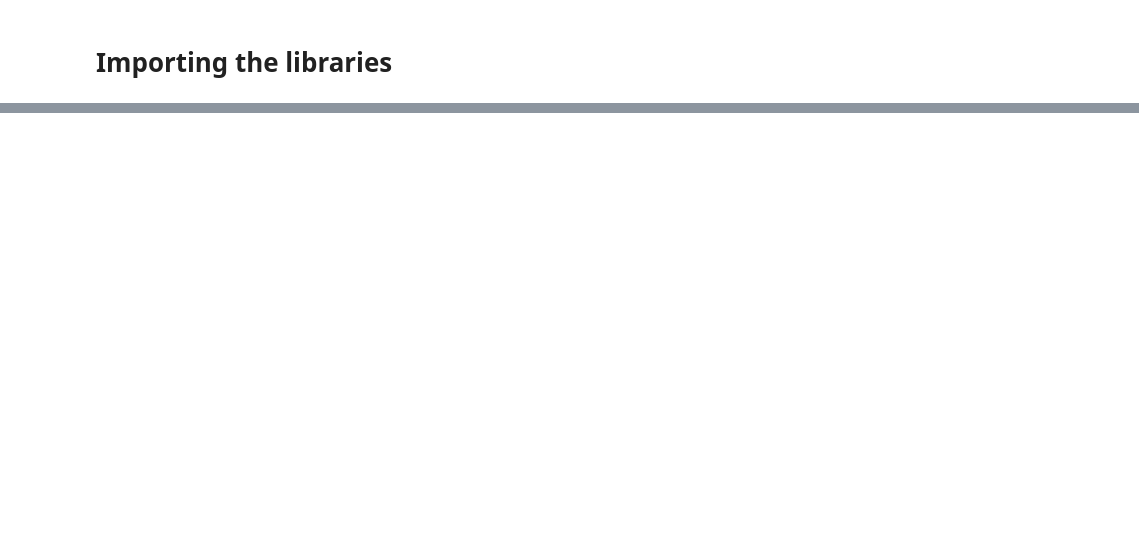
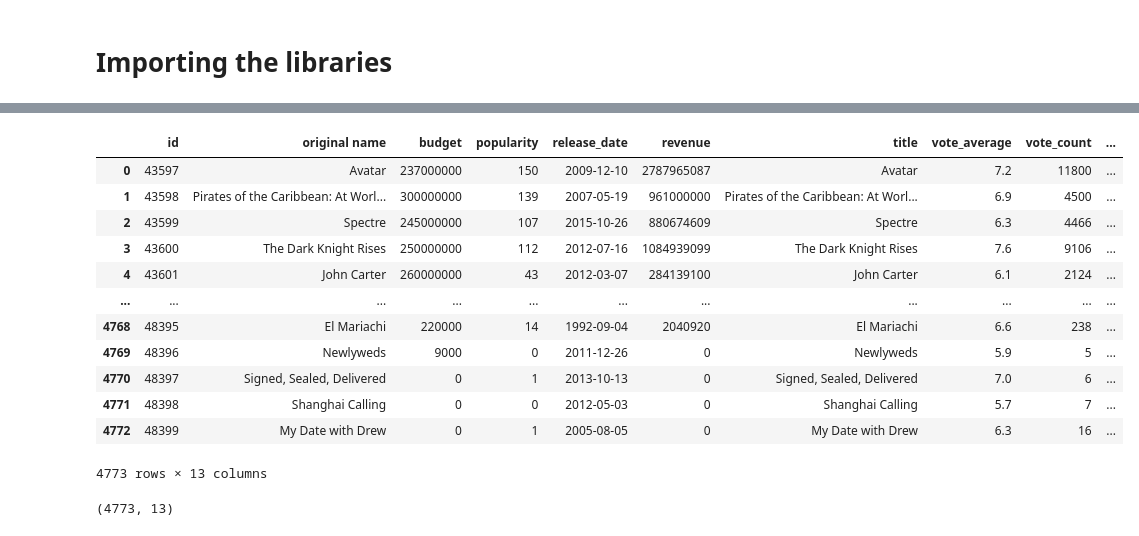
Before and after one commit to sujataprasad01/SQL-Query-IMDB-Dataset-Analysis, a Jupyter notebook: Project1_SQL_Query_IMDB_Dataset_Analysis.ipynb, the cells around one changed output, grey strips where cells are left out. Drawn from its saved outputs; the diff is of its cells as text; code cells hidden in the pictures; blank space fills up the shorter version.

```diff
--- a/Project1_SQL_Query_IMDB_Dataset_Analysis.ipynb
+++ b/Project1_SQL_Query_IMDB_Dataset_Analysis.ipynb
@@ -15,0 +18,7 @@ import sqlite3
+# %%
+#Created database
+db="/content/drive/MyDrive/Colab Notebooks/movie.sqlite"
+#Establishing the connection with the database
+conn=sqlite3.connect(db)
+#Created cursor object
+cur=conn.cursor()
@@ -15,0 +32,3 @@ import sqlite3
+# %%
+#fetchall() --> fetch all rows for the current query
+movies=cur.fetchall()
@@ -15,0 +56,23 @@ import sqlite3
+# %%
+#Creating dataframe
+df1=pd.DataFrame(movies, columns=['id', 'original name', 'budget', 'popularity', 'release_date', 'revenue', 'title', 'vote_average','vote_count', 'overview', 'tagline', 'uid', 'director_id' ])
+# %%
+df1
+# %% [output]
+|  | id | original name | budget | popularity | release_date | revenue | title | vote_average | vote_count | ... |
+| 0 | 43597 | Avatar | 237000000 | 150 | 2009-12-10 | 2787965087 | Avatar | 7.2 | 11800 | ... |
+| 1 | 43598 | Pirates of the Caribbean: At Worl... | 300000000 | 139 | 2007-05-19 | 961000000 | Pirates of the Caribbean: At Worl... | 6.9 | 4500 | ... |
+| 2 | 43599 | Spectre | 245000000 | 107 | 2015-10-26 | 880674609 | Spectre | 6.3 | 4466 | ... |
+| 3 | 43600 | The Dark Knight Rises | 250000000 | 112 | 2012-07-16 | 1084939099 | The Dark Knight Rises | 7.6 | 9106 | ... |
+| 4 | 43601 | John Carter | 260000000 | 43 | 2012-03-07 | 284139100 | John Carter | 6.1 | 2124 | ... |
+| ... | ... | ... | ... | ... | ... | ... | ... | ... | ... | ... |
+| 4768 | 48395 | El Mariachi | 220000 | 14 | 1992-09-04 | 2040920 | El Mariachi | 6.6 | 238 | ... |
+| 4769 | 48396 | Newlyweds | 9000 | 0 | 2011-12-26 | 0 | Newlyweds | 5.9 | 5 | ... |
+| 4770 | 48397 | Signed, Sealed, Delivered | 0 | 1 | 2013-10-13 | 0 | Signed, Sealed, Delivered | 7.0 | 6 | ... |
+| 4771 | 48398 | Shanghai Calling | 0 | 0 | 2012-05-03 | 0 | Shanghai Calling | 5.7 | 7 | ... |
+| 4772 | 48399 | My Date with Drew | 0 | 1 | 2005-08-05 | 0 | My Date with Drew | 6.3 | 16 | ... |
+4773 rows × 13 columns
+# %%
+df1.shape
+# %% [output]
+(4773, 13)
```
Also changed, not shown: parts of 19 cells of this notebook.
